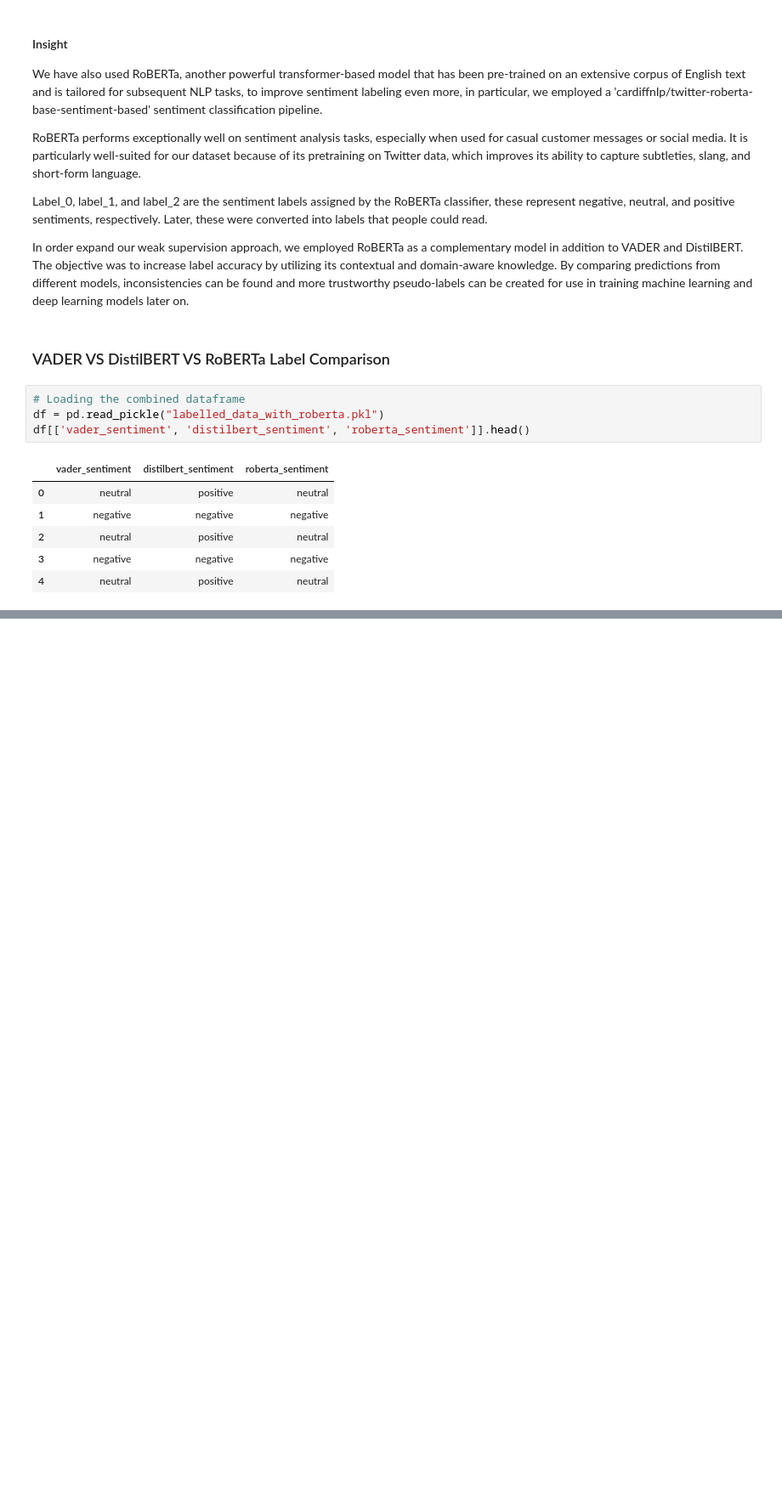
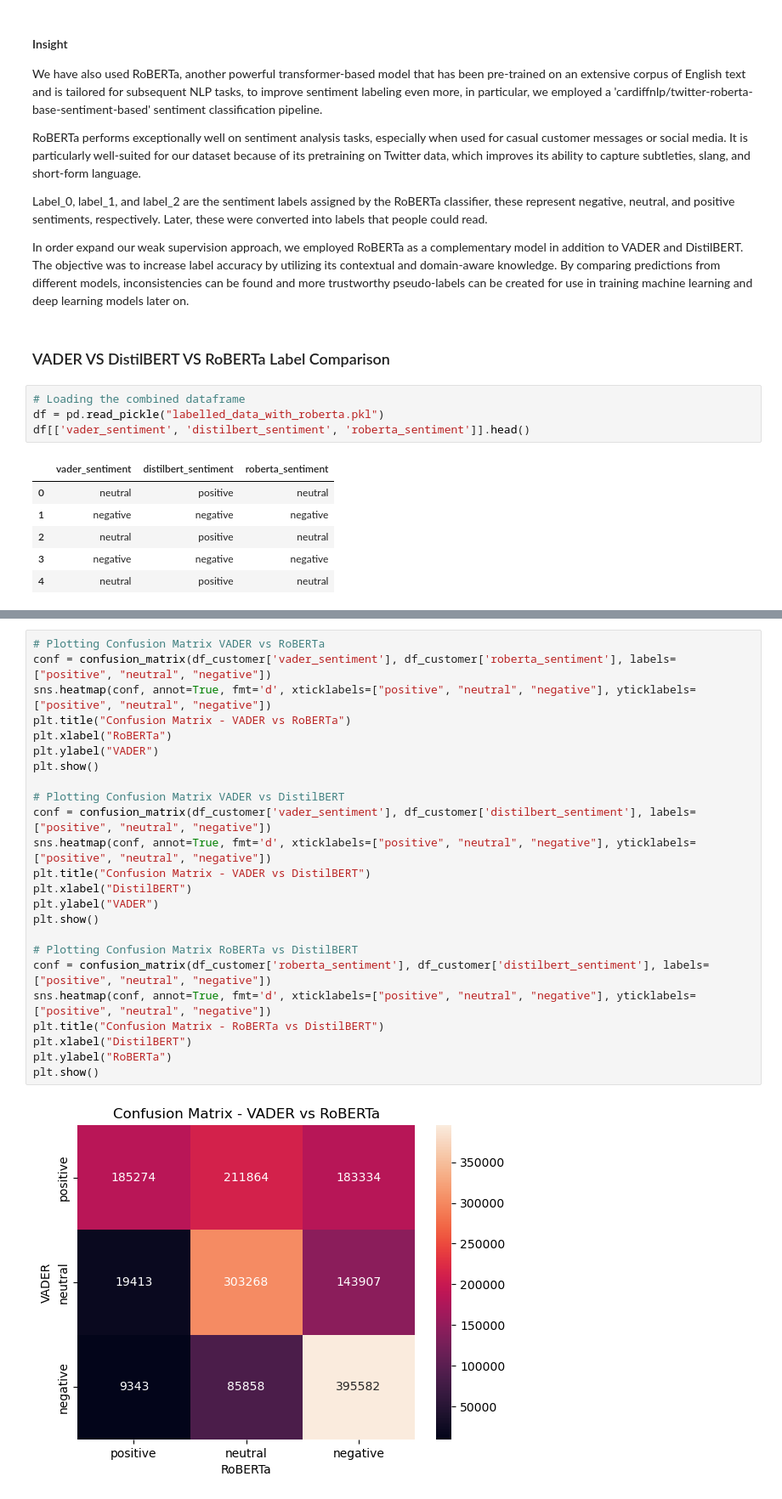
Before and after one commit to DiegoAmaxmandro/customer-sentiment-analysis-ml-dl, a Jupyter notebook: labelling.ipynb, the cells around one changed output, grey strips where cells are left out. Shown: that part at 85% size. Drawn from its saved outputs; the diff is of its cells as text; blank space fills up the shorter version.

```diff
--- a/labelling.ipynb
+++ b/labelling.ipynb
@@ -294,0 +339,26 @@ df[['vader_sentiment', 'distilbert_sentiment', 'roberta_sentiment']].head()
+# %%
+# Plotting Confusion Matrix VADER vs RoBERTa
+conf = confusion_matrix(df_customer['vader_sentiment'], df_customer['roberta_sentiment'], labels=["positive", "neutral", "negative"])
+sns.heatmap(conf, annot=True, fmt='d', xticklabels=["positive", "neutral", "negative"], yticklabels=["positive", "neutral", "negative"])
+plt.title("Confusion Matrix - VADER vs RoBERTa")
+plt.xlabel("RoBERTa")
+plt.ylabel("VADER")
+plt.show()
+
+# Plotting Confusion Matrix VADER vs DistilBERT
+conf = confusion_matrix(df_customer['vader_sentiment'], df_customer['distilbert_sentiment'], labels=["positive", "neutral", "negative"])
+sns.heatmap(conf, annot=True, fmt='d', xticklabels=["positive", "neutral", "negative"], yticklabels=["positive", "neutral", "negative"])
+plt.title("Confusion Matrix - VADER vs DistilBERT")
+plt.xlabel("DistilBERT")
+plt.ylabel("VADER")
+plt.show()
+
+# Plotting Confusion Matrix RoBERTa vs DistilBERT
+conf = confusion_matrix(df_customer['roberta_sentiment'], df_customer['distilbert_sentiment'], labels=["positive", "neutral", "negative"])
+sns.heatmap(conf, annot=True, fmt='d', xticklabels=["positive", "neutral", "negative"], yticklabels=["positive", "neutral", "negative"])
+plt.title("Confusion Matrix - RoBERTa vs DistilBERT")
+plt.xlabel("DistilBERT")
+plt.ylabel("RoBERTa")
+plt.show()
+# %% [output]
+[figure, added]
```
Also changed, not shown: parts of 22 cells of this notebook.
